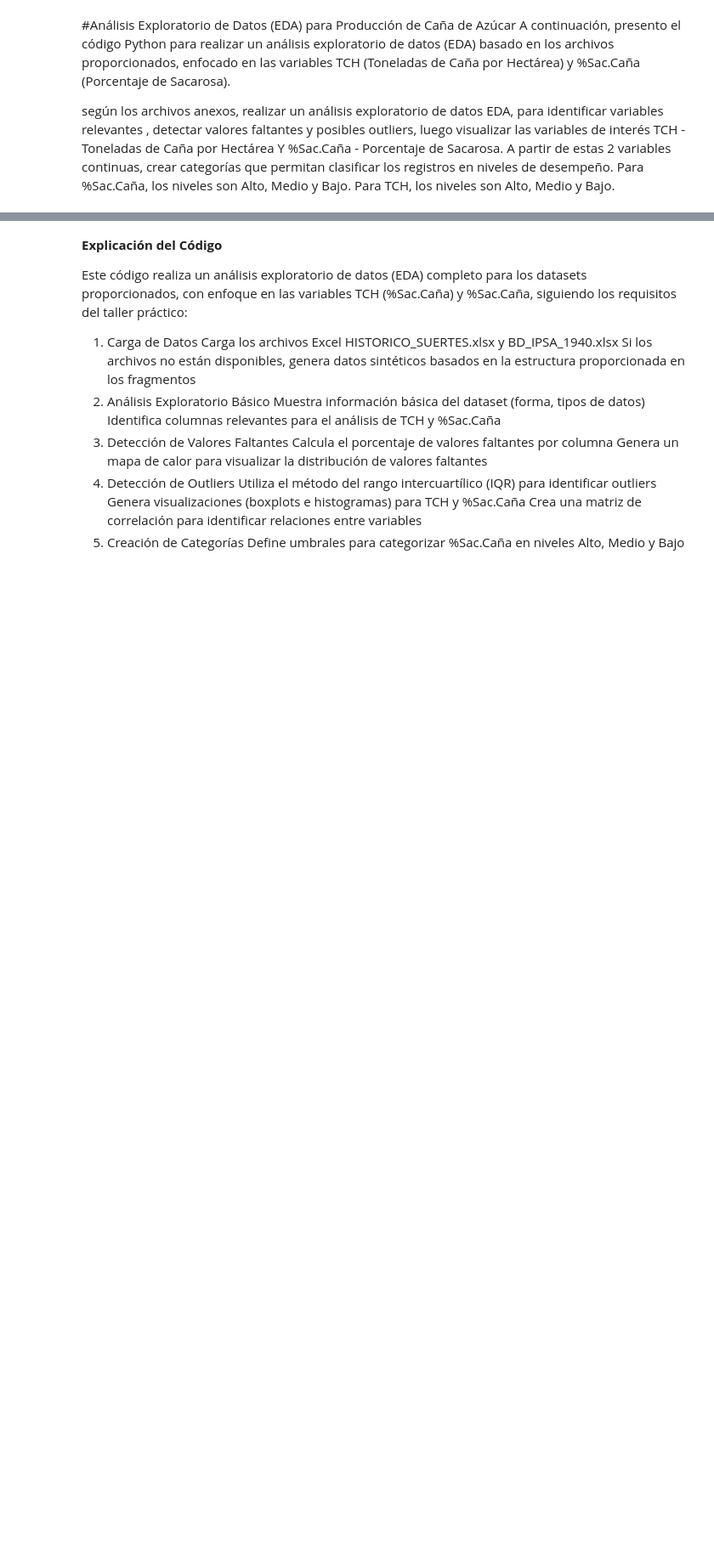
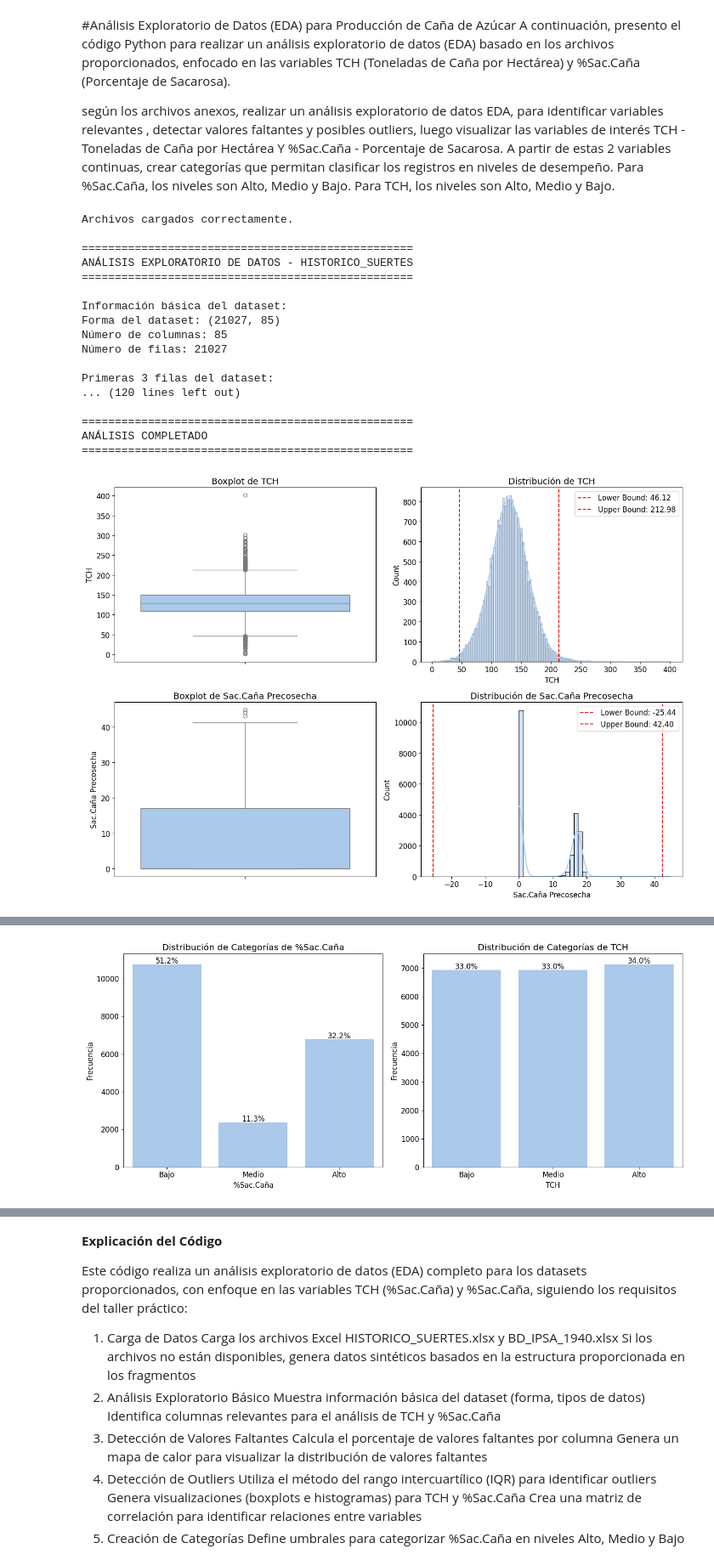
Before and after one commit to rubenesticesi/aprendizajeautomatico1, a Jupyter notebook: PrediccionAnalisisCaña.ipynb, the cells around one changed output, grey strips where cells are left out. Shown at 85% size. Drawn from its saved outputs; the diff is of its cells as text; code cells hidden in the pictures; blank space fills up the shorter version.

```diff
--- a/PrediccionAnalisisCaña.ipynb
+++ b/PrediccionAnalisisCaña.ipynb
@@ -16,7 +16,7 @@ import seaborn as sns
 from scipy import stats
 
 # Configuración de visualización
-plt.style.use('seaborn-whitegrid')
+plt.style.use('seaborn-v0_8-pastel')
 sns.set_palette("pastel")
 plt.rcParams['figure.figsize'] = (12, 8)
 plt.rcParams['font.size'] = 12
@@ -170,7 +170,7 @@ def detect_outliers_iqr(df, column):
     outliers = df[(df[column] < lower_bound) | (df[column] > upper_bound)]
     return outliers, lower_bound, upper_bound
 
-# Buscar variables relevantes para TCH y %Sac.Caña
+# Buscar variables relevantas para TCH y %Sac.Caña
 tch_col = next((col for col in df_historico.columns if 'TCH' in col), None)
 sacarosa_col = next((col for col in df_historico.columns if 'Sac' in col or 'sac' in col), None)
 
@@ -377,30 +377,49 @@ if tch_col_ipsa and sacarosa_col_ipsa:
     print(f"\nVariables identificadas en BD_IPSA_1940:")
     print(f"- TCH: '{tch_col_ipsa}'")
     print(f"- Sacarosa: '{sacarosa_col_ipsa}'")
 
     # Crear categorías para BD_IPSA_1940 usando los mismos umbrales
     df_ipsa['Categoria_Sacarosa'] = pd.cut(
         df_ipsa[sacarosa_col_ipsa],
         bins=[-np.inf, sacarosa_low, sacarosa_high, np.inf],
         labels=['Bajo', 'Medio', 'Alto']
     )
 
     df_ipsa['Categoria_TCH'] = pd.cut(
         df_ipsa[tch_col_ipsa],
         bins=[-np.inf, tch_low, tch_high, np.inf],
         labels=['Bajo', 'Medio', 'Alto']
     )
 
     print("\nDistribución de categorías en BD_IPSA_1940:")
     print(f"- %Sac.Caña: {df_ipsa['Categoria_Sacarosa'].value_counts().to_dict()}")
     print(f"- TCH: {df_ipsa['Categoria_TCH'].value_counts().to_dict()}")
 
     # Guardar el DataFrame con las nuevas categorías
     df_ipsa.to_csv('BD_IPSA_1940_con_categorias.csv', index=False)
     print("\n✓ Dataset con categorías guardado como 'BD_IPSA_1940_con_categorias.csv'")
 else:
     print("\nNo se pudieron identificar las variables TCH y sacarosa en BD_IPSA_1940.")
 
 print("\n" + "="*50)
 print("ANÁLISIS COMPLETADO")
 print("="*50)
+# %% [output]
+Archivos cargados correctamente.
+
+==================================================
+ANÁLISIS EXPLORATORIO DE DATOS - HISTORICO_SUERTES
+==================================================
+
+Información básica del dataset:
+Forma del dataset: (21027, 85)
+Número de columnas: 85
+Número de filas: 21027
+
+Primeras 3 filas del dataset:
+... (120 lines left out)
+
+==================================================
+ANÁLISIS COMPLETADO
+==================================================
+[figure, added]
@@ -406,0 +427 @@ print("="*50)
+[figure, added]
```
Also changed, not shown: parts of 6 cells of this notebook.
